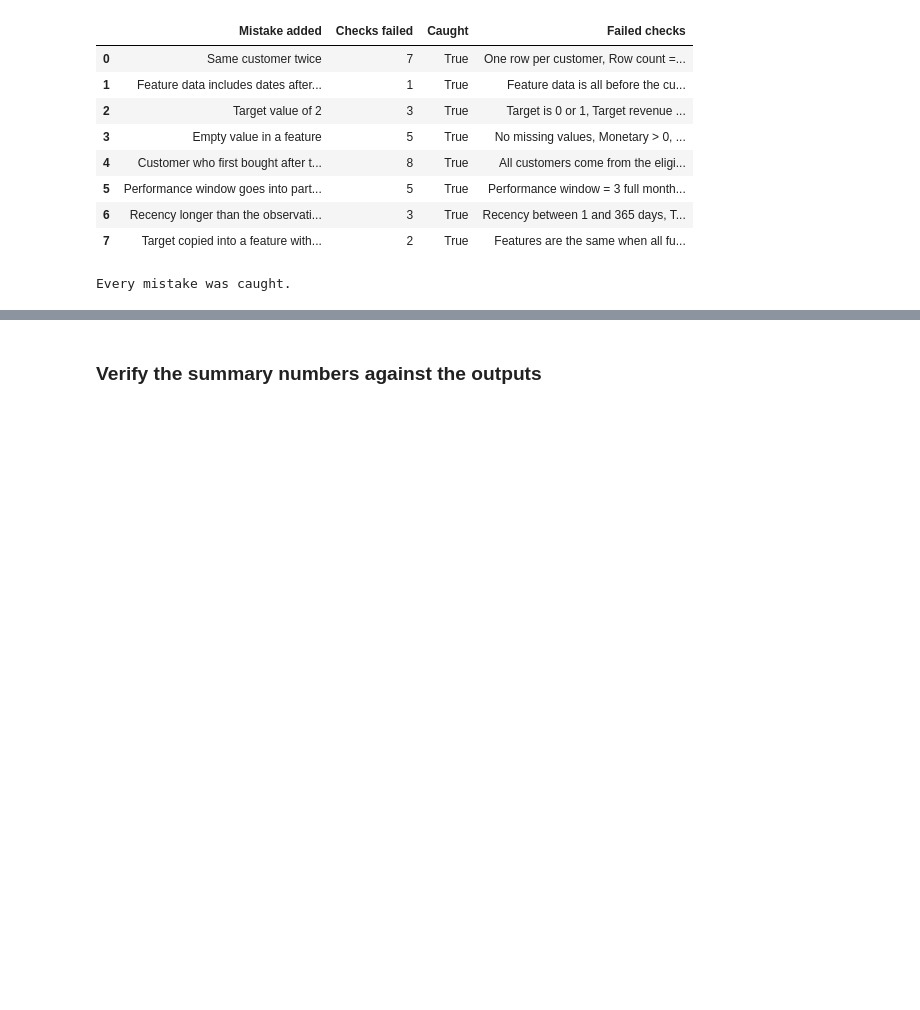
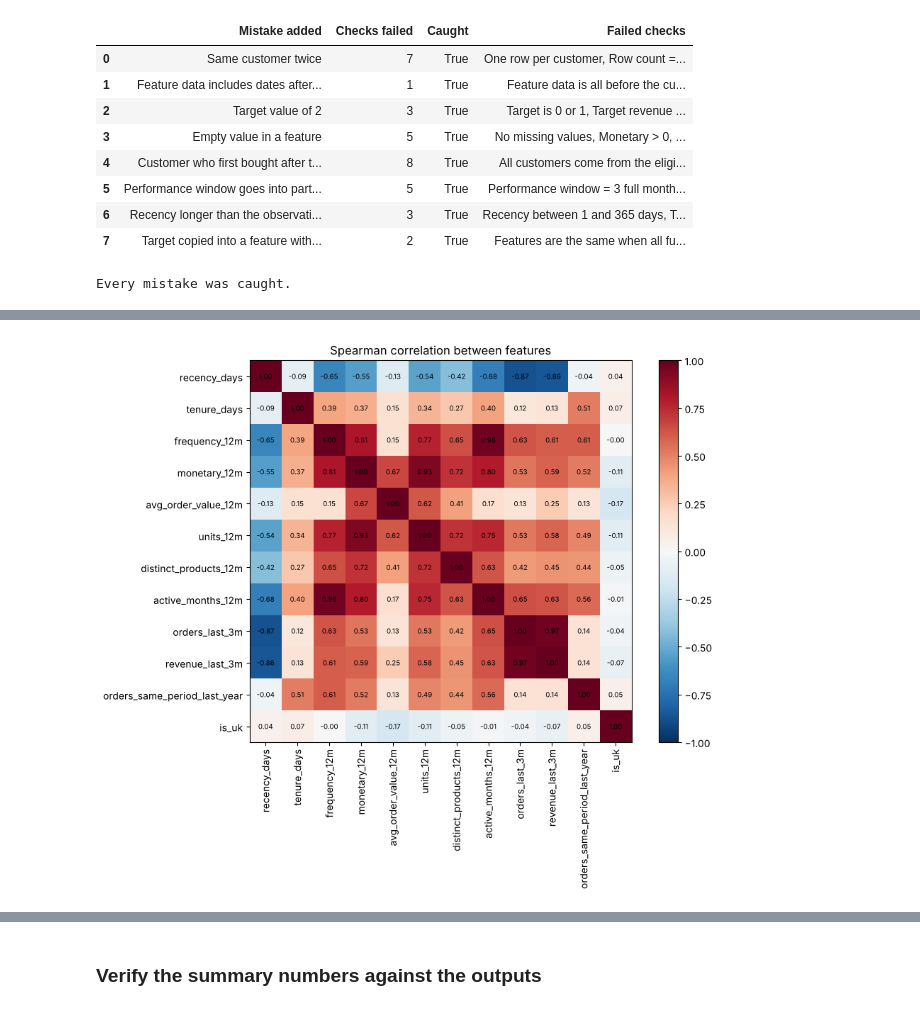
Before and after one commit to Pranavsangichetty/Axlero-Group3, a Jupyter notebook: Modelling_Base_Date_Coverage.ipynb, the cells around one changed output, grey strips where cells are left out. Cells and saved outputs as stored; diff of their text form; code cells hidden in the pictures; blank space fills up the shorter version.

```diff
--- a/Modelling_Base_Date_Coverage.ipynb
+++ b/Modelling_Base_Date_Coverage.ipynb
@@ -433,16 +439,16 @@ waterfall
 
 All features are built from transactions dated **before 1-Sep-2011**. The function only receives the data it is allowed to see.
 # %%
-def build_features(transactions, customer_list):
+def build_features(transactions, customer_list, cutoff=CUTOFF, obs_start=obs_start):
     # only data before the cutoff can be used
-    past = transactions[(transactions['InvoiceDate'] < CUTOFF) & transactions['CustomerID'].isin(customer_list)]
+    past = transactions[(transactions['InvoiceDate'] < cutoff) & transactions['CustomerID'].isin(customer_list)]
     obs = past[past['InvoiceDate'] >= obs_start]
-    last_3m = obs[obs['InvoiceDate'] >= CUTOFF - pd.DateOffset(months=3)]
+    last_3m = obs[obs['InvoiceDate'] >= cutoff - pd.DateOffset(months=3)]
     same_period_last_year = obs[obs['InvoiceDate'] < obs_start + pd.DateOffset(months=PERFORMANCE_MONTHS)]
 
     f = pd.DataFrame(index=pd.Index(sorted(customer_list), name='customer_id'))
-    f['recency_days'] = (CUTOFF - obs.groupby('CustomerID')['Date'].max()).dt.days
-    f['tenure_days'] = (CUTOFF - past.groupby('CustomerID')['Date'].min()).dt.days
+    f['recency_days'] = (cutoff - obs.groupby('CustomerID')['Date'].max()).dt.days
+    f['tenure_days'] = (cutoff - past.groupby('CustomerID')['Date'].min()).dt.days
     f['frequency_12m'] = obs.groupby('CustomerID')['Invoice'].nunique()
     f['monetary_12m'] = obs.groupby('CustomerID')['Revenue'].sum().round(2)
     f['avg_order_value_12m'] = (f['monetary_12m'] / f['frequency_12m']).round(2)
@@ -710,0 +951,18 @@ Every mistake was caught.
+# %%
+corr = base[feature_cols].corr(method='spearman')
+
+fig, ax = plt.subplots(figsize=(10, 8))
+im = ax.imshow(corr, cmap='RdBu_r', vmin=-1, vmax=1)
+ax.set_xticks(range(len(feature_cols)))
+ax.set_xticklabels(feature_cols, rotation=90)
+ax.set_yticks(range(len(feature_cols)))
+ax.set_yticklabels(feature_cols)
+for i in range(len(feature_cols)):
+    for j in range(len(feature_cols)):
+        ax.text(j, i, f'{corr.iloc[i, j]:.2f}', ha='center', va='center', fontsize=7)
+fig.colorbar(im)
+ax.set_title('Spearman correlation between features')
+plt.tight_layout()
+plt.show()
+# %% [output]
+[figure, added]
```
Also changed, not shown: parts of 22 cells of this notebook.
